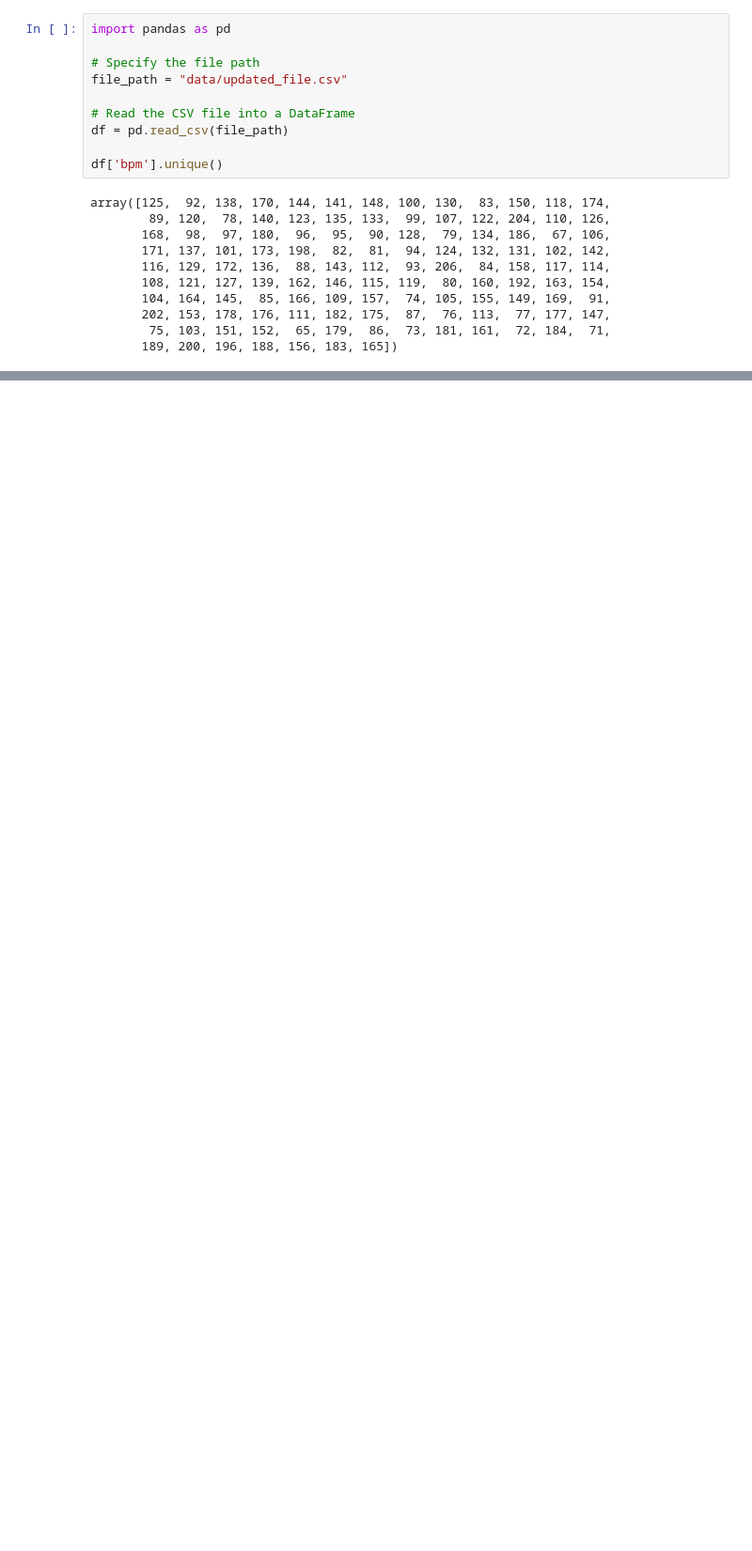
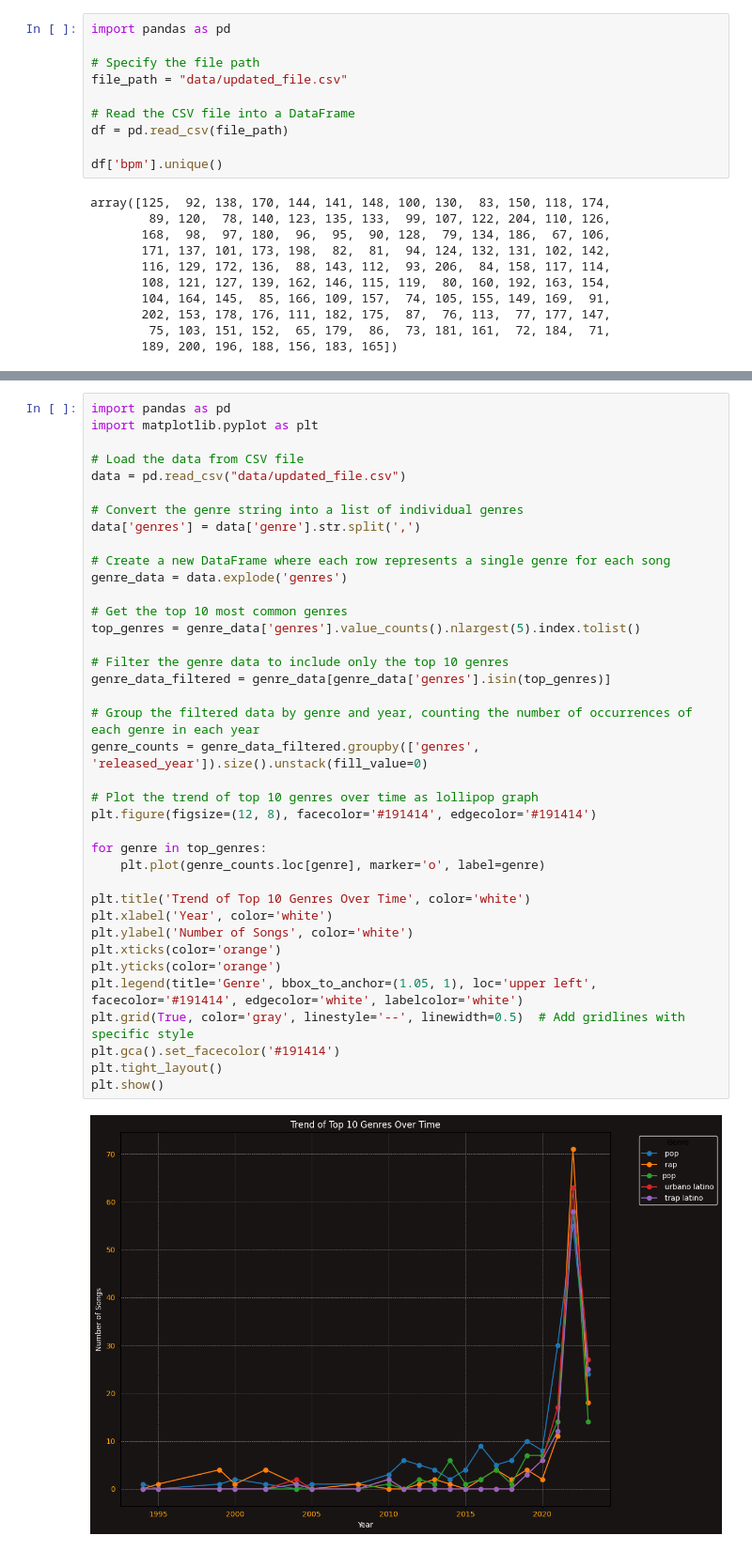
Before and after one commit to FarrukhCyber/Melody-Metrics, a Jupyter notebook: graphs.ipynb, the cells around one changed output, grey strips where cells are left out. Shown: that part at 94% size. Drawn from its saved outputs; the diff is of its cells as text; blank space fills up the shorter version.

```diff
--- a/graphs.ipynb
+++ b/graphs.ipynb
@@ -87,0 +123,40 @@ array([125,  92, 138, 170, 144, 141, 148, 100, 130,  83, 150, 118, 174,
+# %%
+import pandas as pd
+import matplotlib.pyplot as plt
+
+# Load the data from CSV file
+data = pd.read_csv("data/updated_file.csv")
+
+# Convert the genre string into a list of individual genres
+data['genres'] = data['genre'].str.split(',')
+
+# Create a new DataFrame where each row represents a single genre for each song
+genre_data = data.explode('genres')
+
+# Get the top 10 most common genres
+top_genres = genre_data['genres'].value_counts().nlargest(5).index.tolist()
+
+# Filter the genre data to include only the top 10 genres
+genre_data_filtered = genre_data[genre_data['genres'].isin(top_genres)]
+
+# Group the filtered data by genre and year, counting the number of occurrences of each genre in each year
+genre_counts = genre_data_filtered.groupby(['genres', 'released_year']).size().unstack(fill_value=0)
+
+# Plot the trend of top 10 genres over time as lollipop graph
+plt.figure(figsize=(12, 8), facecolor='#191414', edgecolor='#191414')
+
+for genre in top_genres:
+    plt.plot(genre_counts.loc[genre], marker='o', label=genre)
+
+plt.title('Trend of Top 10 Genres Over Time', color='white')
+plt.xlabel('Year', color='white')
+plt.ylabel('Number of Songs', color='white')
+plt.xticks(color='orange')
+plt.yticks(color='orange')
+plt.legend(title='Genre', bbox_to_anchor=(1.05, 1), loc='upper left', facecolor='#191414', edgecolor='white', labelcolor='white')
+plt.grid(True, color='gray', linestyle='--', linewidth=0.5)  # Add gridlines with specific style
+plt.gca().set_facecolor('#191414')
+plt.tight_layout()
+plt.show()
+# %% [output]
+[figure, added]
```
Also changed, not shown: parts of 1 cell of this notebook.
